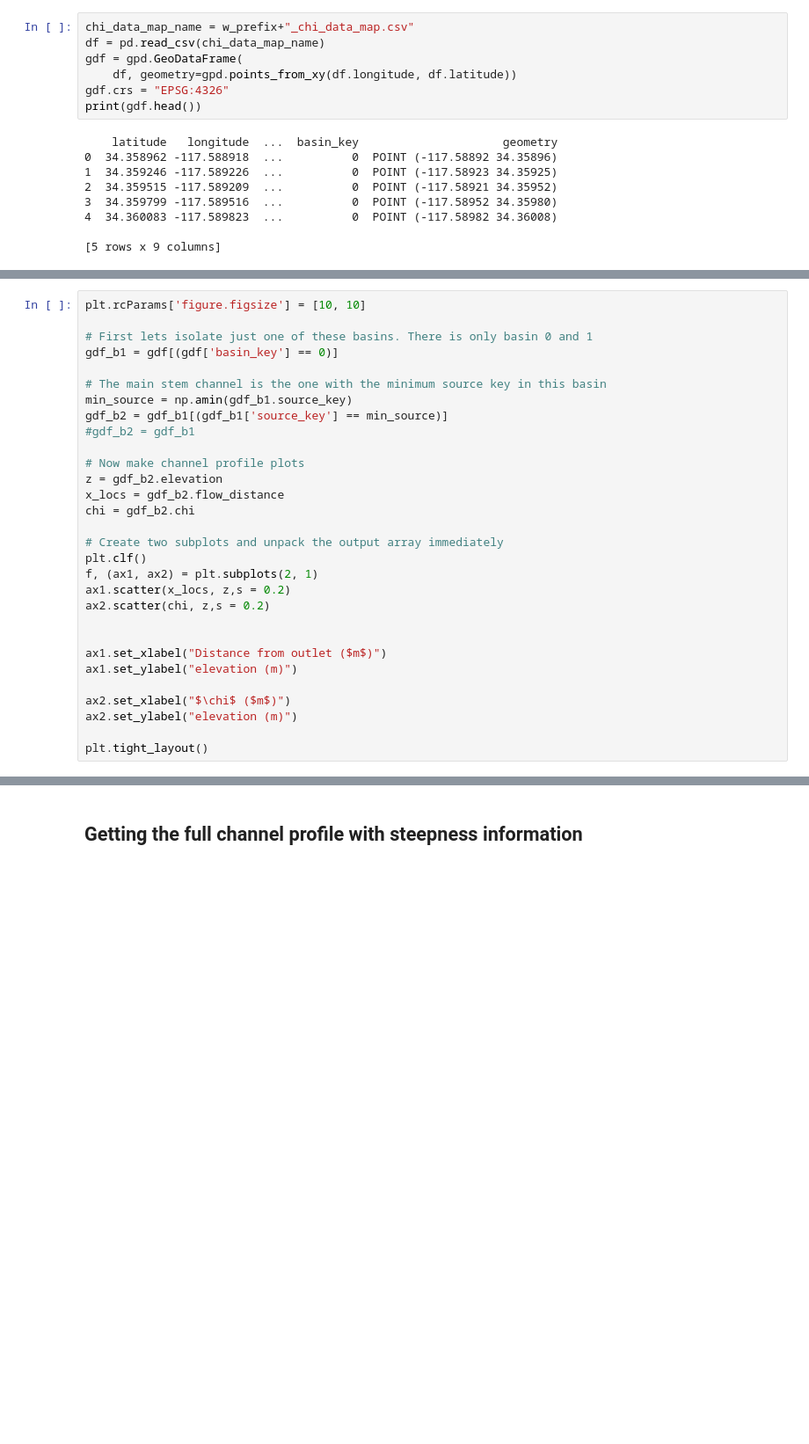
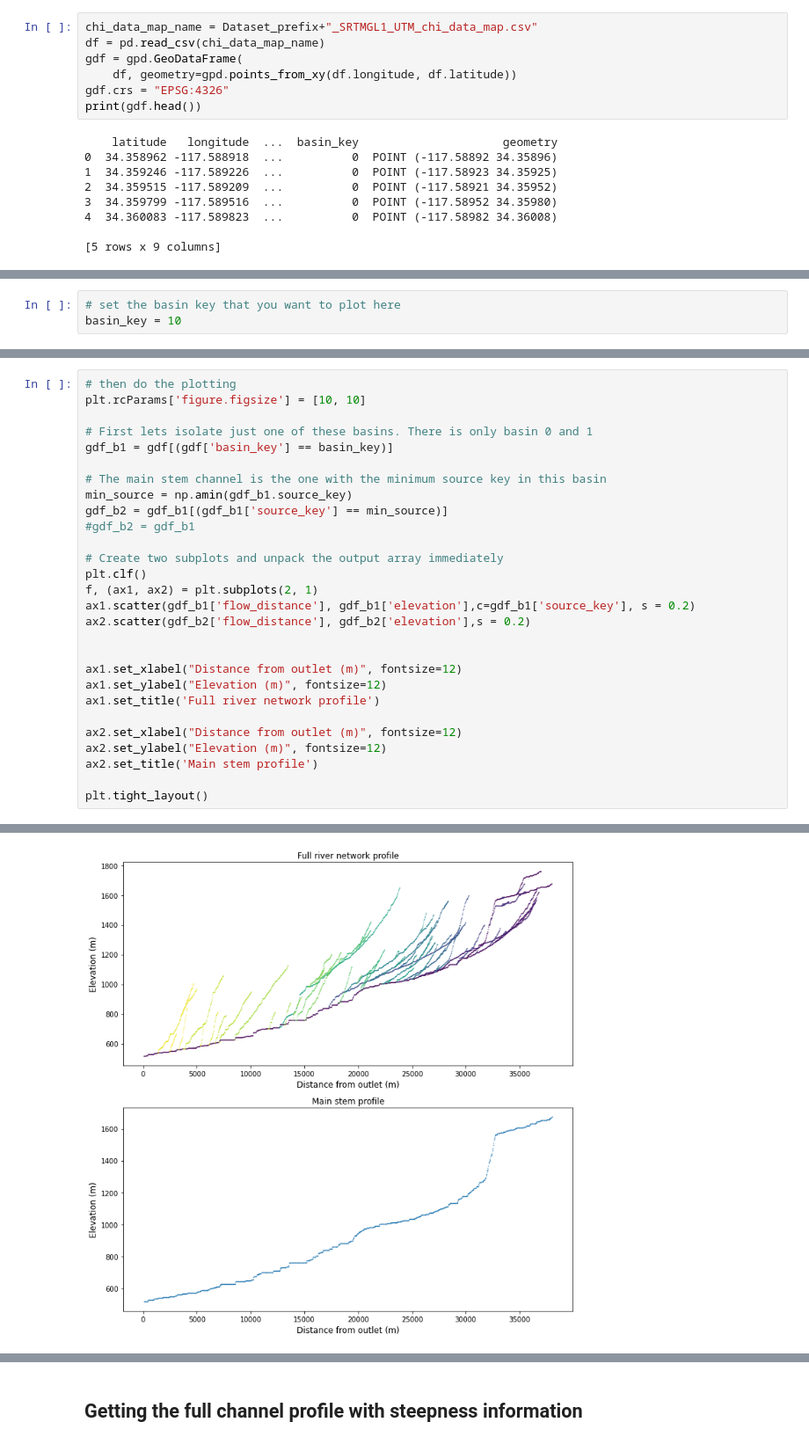
Before and after one commit to fclubb/EarthSurfaceProcesses, a Jupyter notebook: Week3_FluvialIncision/Part3_SanGabrielMountains.ipynb, the cells around one changed output, grey strips where cells are left out. Shown at 88% size. Drawn from its saved outputs; the diff is of its cells as text; blank space fills up the shorter version.

```diff
--- a/Week3_FluvialIncision/Part3_SanGabrielMountains.ipynb
+++ b/Week3_FluvialIncision/Part3_SanGabrielMountains.ipynb
@@ -307,5 +233,5 @@ Figure(450x229.618)
 # %%
-chi_data_map_name = w_prefix+"_chi_data_map.csv"
+chi_data_map_name = Dataset_prefix+"_SRTMGL1_UTM_chi_data_map.csv"
 df = pd.read_csv(chi_data_map_name)
 gdf = gpd.GeoDataFrame(
     df, geometry=gpd.points_from_xy(df.longitude, df.latitude))
@@ -364,0 +282,3 @@ Now to plot the channels in profile
+# %%
+# set the basin key that you want to plot here
+basin_key = 10
@@ -365,31 +287,29 @@ Now to plot the channels in profile
 # %%
+# then do the plotting
 plt.rcParams['figure.figsize'] = [10, 10]
 
 # First lets isolate just one of these basins. There is only basin 0 and 1
-gdf_b1 = gdf[(gdf['basin_key'] == 0)]
+gdf_b1 = gdf[(gdf['basin_key'] == basin_key)]
 
 # The main stem channel is the one with the minimum source key in this basin
 min_source = np.amin(gdf_b1.source_key)
 gdf_b2 = gdf_b1[(gdf_b1['source_key'] == min_source)]
 #gdf_b2 = gdf_b1
 
-# Now make channel profile plots
-z = gdf_b2.elevation
-x_locs = gdf_b2.flow_distance
-chi = gdf_b2.chi
-
 # Create two subplots and unpack the output array immediately
 plt.clf()
 f, (ax1, ax2) = plt.subplots(2, 1)
-ax1.scatter(x_locs, z,s = 0.2)
-ax2.scatter(chi, z,s = 0.2)
+ax1.scatter(gdf_b1['flow_distance'], gdf_b1['elevation'],c=gdf_b1['source_key'], s = 0.2)
+ax2.scatter(gdf_b2['flow_distance'], gdf_b2['elevation'],s = 0.2)
 
 
-ax1.set_xlabel("Distance from outlet ($m$)")
-ax1.set_ylabel("elevation (m)")
+ax1.set_xlabel("Distance from outlet (m)", fontsize=12)
+ax1.set_ylabel("Elevation (m)", fontsize=12)
+ax1.set_title('Full river network profile')
 
-ax2.set_xlabel("$\chi$ ($m$)")
-ax2.set_ylabel("elevation (m)")
+ax2.set_xlabel("Distance from outlet (m)", fontsize=12)
+ax2.set_ylabel("Elevation (m)", fontsize=12)
+ax2.set_title('Main stem profile')
 
 plt.tight_layout()
 # %% [output]
@@ -396,0 +317 @@ NameError: ignored
+[figure, added]
```
Also changed, not shown: parts of 29 cells of this notebook.
